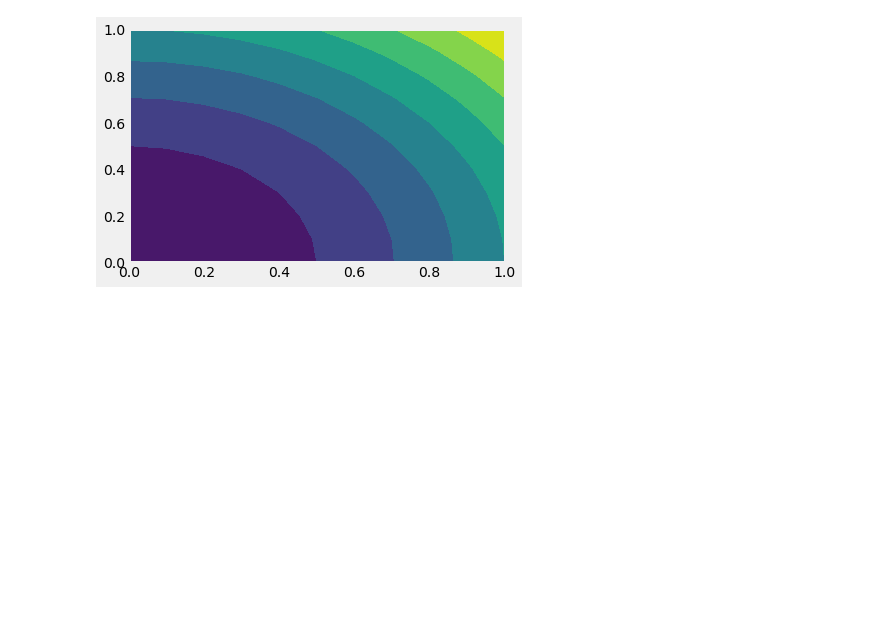
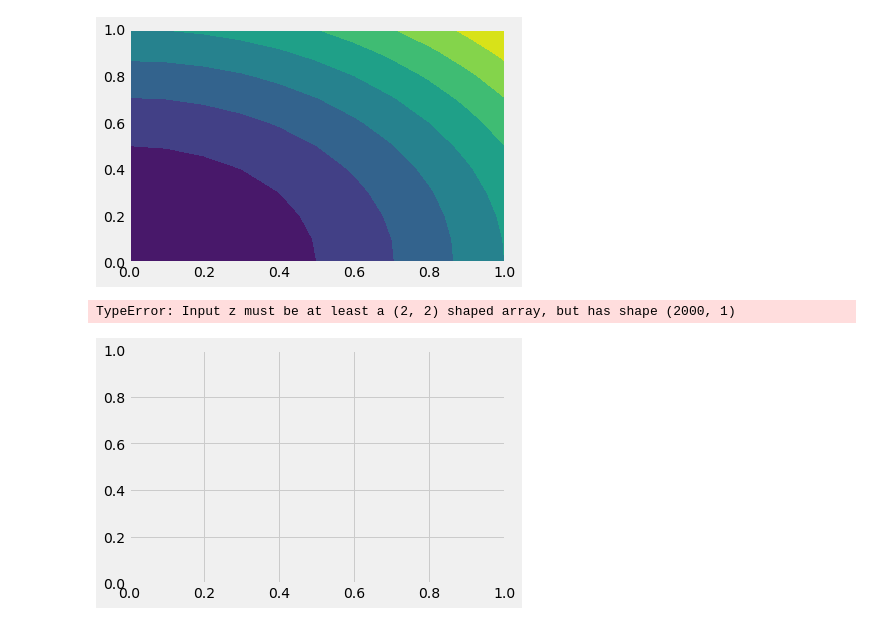
Before and after one commit to hallaali/property_validation_tool, a Jupyter notebook: plotting-cooper-scratch.ipynb, the cells around one changed output. Cells and saved outputs as stored; diff of their text form; code cells hidden in the pictures; blank space fills up the shorter version.

```diff
--- a/plotting-cooper-scratch.ipynb
+++ b/plotting-cooper-scratch.ipynb
@@ -177,7 +177,7 @@ twodplot(data, ['T_val'], ['h_val_CEA', 'h_val_pkg'], numberofgraphs = 1, colors
 # %%
 file_path = r'C:\Users\halla\OneDrive\Documents\Senior Design\csv file examples\Test_plots_fuel.csv'
 headers = ['P', 'T', 'h', 's', 'k', 'mu', 'Cp', 'gam', 'rho', 'R', 'h_GASTAB', 's_GASTAB', 'k_GASTAB', 'mu_GASTAB', 'Cp_GASTAB', 'gam_GASTAB', 'rho_GASTAB', 'R_GASTAB']
-data = pd.read_csv(file_path, skiprows = 1, usecols=headers, sep=',')
+#data = pd.read_csv(file_path, skiprows = 1, usecols=headers, sep=',')
 
 def twodplot(data, xdata,  ydata, title = None, xlabel = None, ylabel = None, colors = ['b', 'g', 'r', 'k'], markers=['.', 'o', 'x'], numberofgraphs=1):
     if numberofgraphs==1:
@@ -279,4 +279,4 @@ def twodplot(data, xdata,  ydata, title = None, xlabel = None, ylabel = None, co
         plot4.set_ylabel(ydata[3])
         plt.tight_layout()
 
-twodplot(data, ['P'], ['h'], numberofgraphs = 1, colors=['red', 'blue'])
+#twodplot(data, ['P'], ['h'], numberofgraphs = 1, colors=['red', 'blue'])
@@ -296,3 +294,18 @@ def contourplot(data, X, Y, Z):
 contourplot(data, X, Y, Z)
 # %% [output]
 [figure]
+# %%
+file_path = r'C:\Users\halla\OneDrive\Documents\GitHub\property_validation_package\Excel_transfer_try.csv'
+headers = ['P_val', 'T_val', 'h_val_CEA', 's_val_CEA', 'k_val_CEA', 'mu_val_CEA', 'Cp_val_CEA', 'gam_val_CEA', 'rho_val_CEA', 'R_val_CEA', 'h_val_pkg', 's_val_pkg', 'k_val_pkg', 'mu_val_pkg', 'Cp_val_pkg', 'gam_val_pkg', 'rho_val_pkg', 'R_val_pkg', 'h_val_err', 's_val_err', 'k_val_err', 'mu_val_err', 'Cp_val_err', 'gam_val_err', 'rho_val_err', 'R_val_err', 'outlier_val']
+data = pd.read_csv(file_path, usecols=headers, sep=',')
+
+def contourplot(data, X, Y, Z):
+    x = data[X]
+    y = data[Y]
+    z = data[Z]
+    plt.contourf(x, y, z)
+
+contourplot(data, ['T_val'], ['P_val'], ['h_val_err'])
+# %% [output]
+TypeError: Input z must be at least a (2, 2) shaped array, but has shape (2000, 1)
+[figure, added]
```
Also changed, not shown: parts of 2 cells of this notebook.
